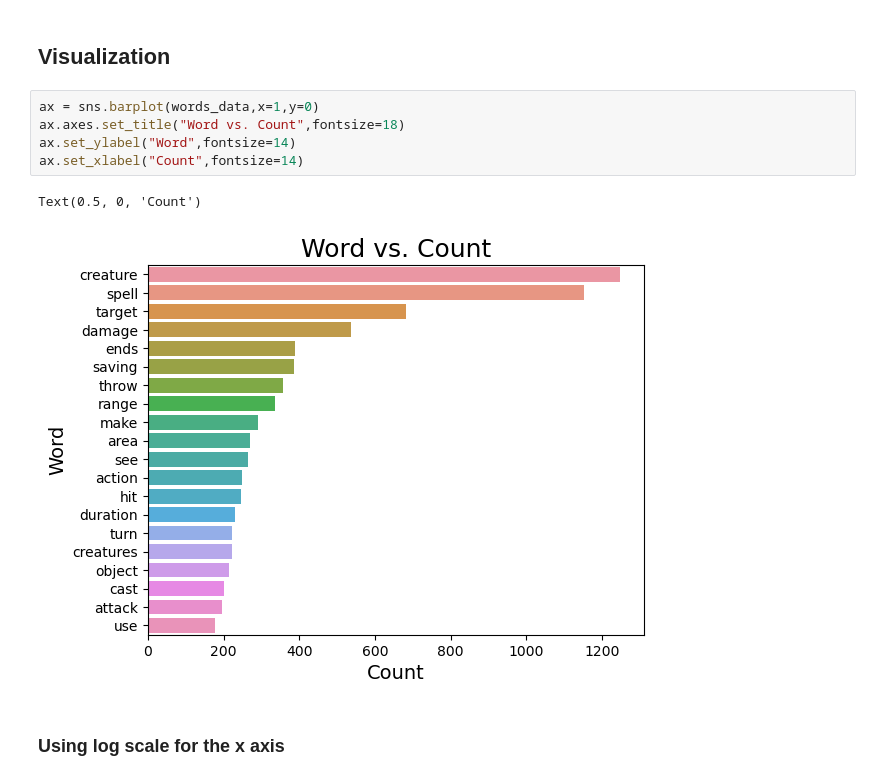
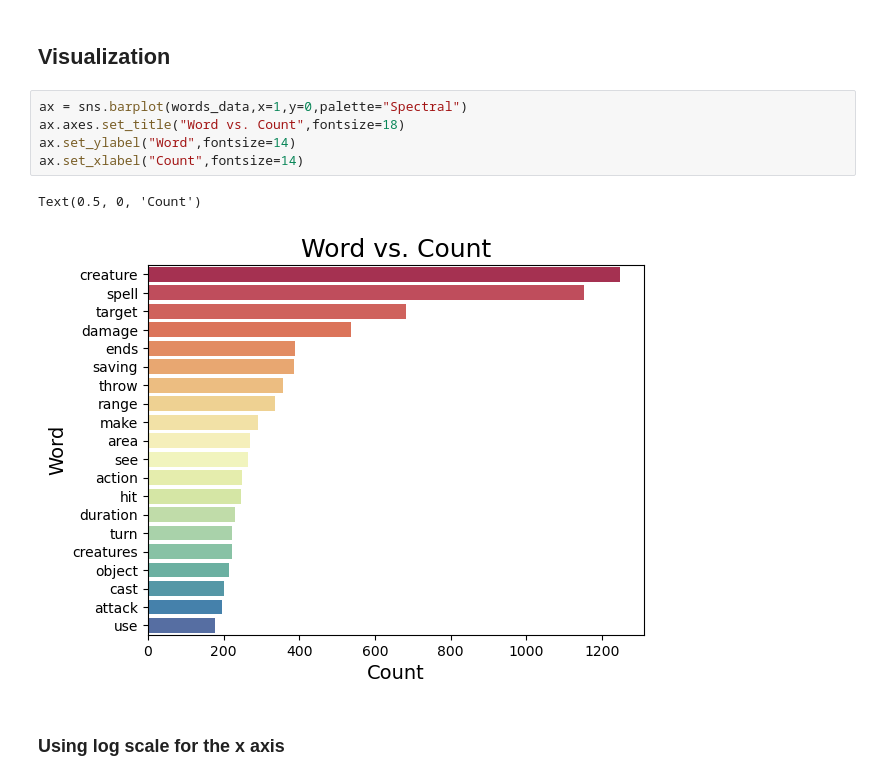
Before and after one commit to TheDataRogue/dnd-5e-spells, a Jupyter notebook: analysis/spells_analysis.ipynb, the cells around one changed output. Drawn from its saved outputs; the diff is of its cells as text.

```diff
--- a/analysis/spells_analysis.ipynb
+++ b/analysis/spells_analysis.ipynb
@@ -2538,13 +2538,13 @@ words_data
 # %% [markdown]
 ## Visualization
 # %%
-ax = sns.barplot(words_data,x=1,y=0)
+ax = sns.barplot(words_data,x=1,y=0,palette="Spectral")
 ax.axes.set_title("Word vs. Count",fontsize=18)
 ax.set_ylabel("Word",fontsize=14)
 ax.set_xlabel("Count",fontsize=14)
 # %% [output]
 Text(0.5, 0, 'Count')
-[figure, old version]
+[figure, new version]
 # %% [markdown]
 ### Using log scale for the x axis
 # %%
```
Also changed, not shown: parts of 2 cells of this notebook.
